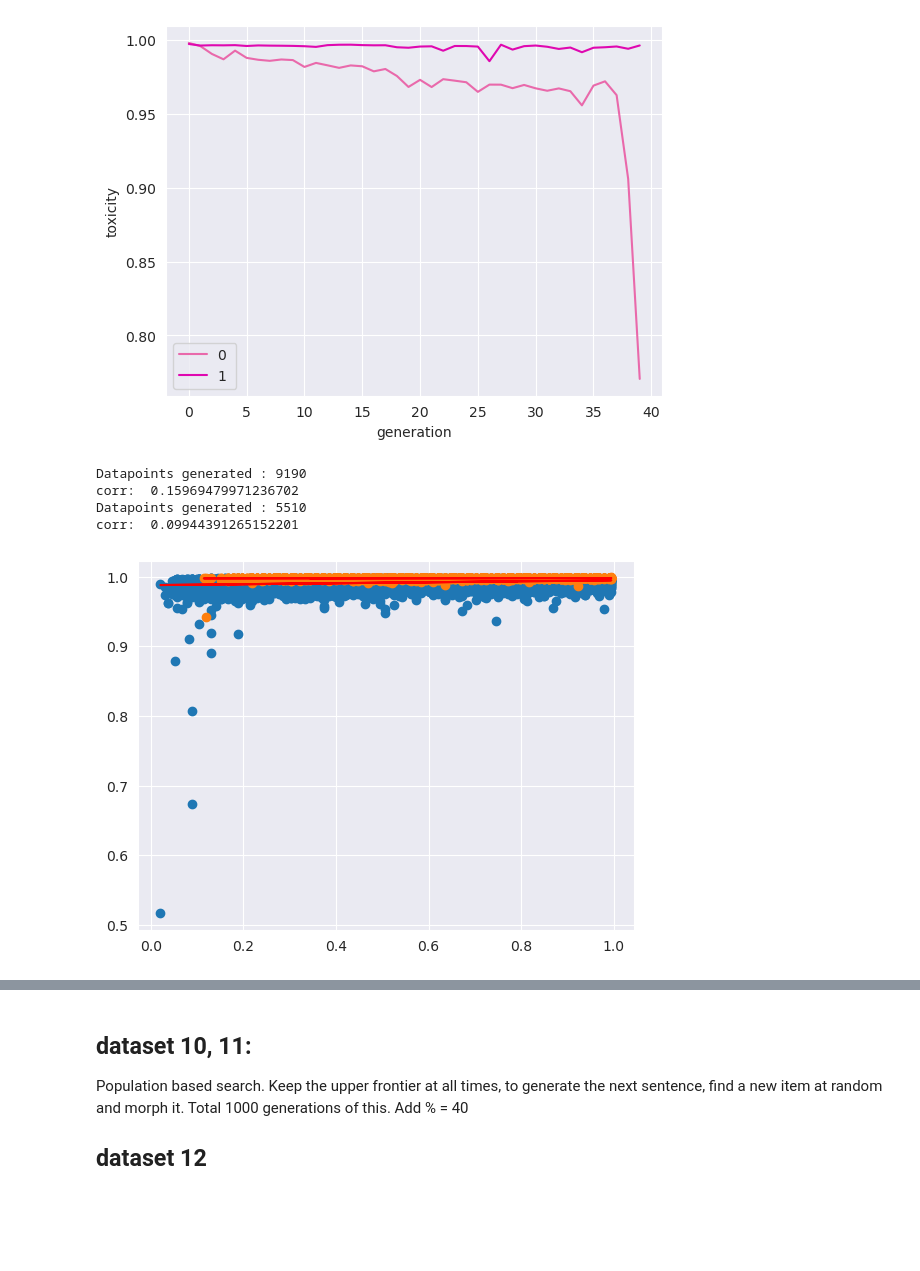
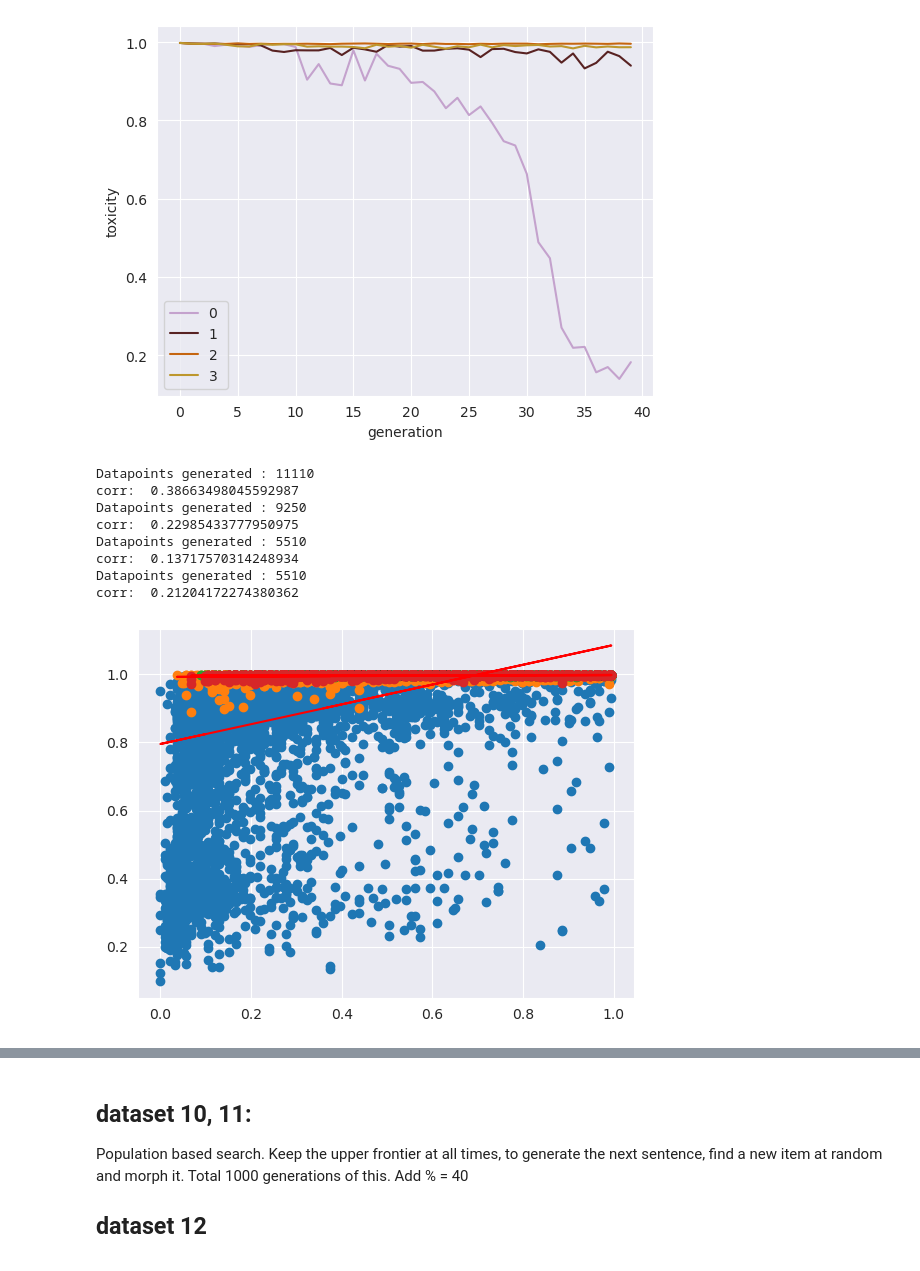
Before and after one commit to rajobasu/FYP, a Jupyter notebook: display/plotterntb.ipynb, the cells around one changed output, grey strips where cells are left out. Saved outputs shown, nothing was run; the diff lists cells and outputs as text; code cells hidden in the pictures; blank space fills up the shorter version.

```diff
--- a/display/plotterntb.ipynb
+++ b/display/plotterntb.ipynb
@@ -99,7 +99,7 @@ def show_generational_statistic_plot(datafilenums: list[int]):
     plt.show()
 
 
-dataids = [70, 71]
+dataids = [72, 73, 74, 75]
 show_generational_statistic_plot(dataids)
 for id in dataids:
     make_regression_tox_dist(id)
@@ -119,9 +123,13 @@ Datapoints generated : 5510
-[figure, old version]
+[figure, new version]
-Datapoints generated : 9190
-corr:  0.15969479971236702
+Datapoints generated : 11110
+corr:  0.38663498045592987
+Datapoints generated : 9250
+corr:  0.22985433777950975
 Datapoints generated : 5510
-corr:  0.09944391265152201
+corr:  0.13717570314248934
+Datapoints generated : 5510
+corr:  0.21204172274380362
-[figure, old version]
+[figure, new version]
 # %%
 def show_scatter_plot(datafilenum: int):
     datapoints = get_data_from_file(datafilenum)
```
Also changed, not shown: parts of 2 cells of this notebook, 2 other files.
